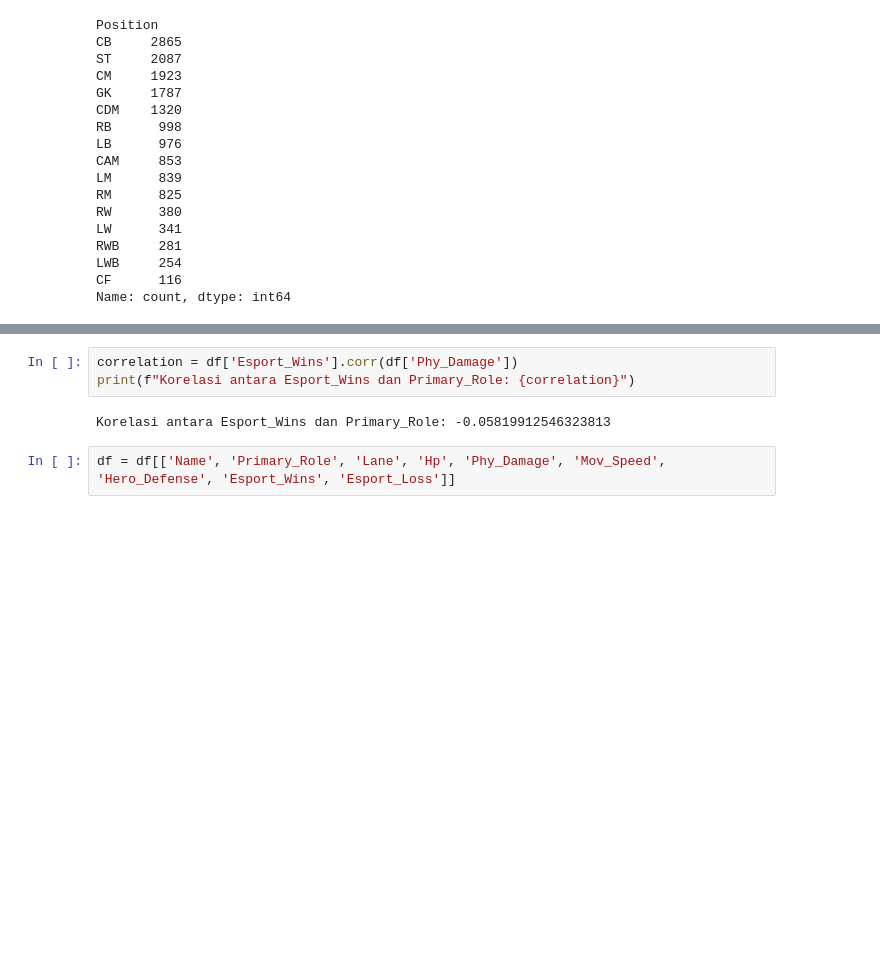
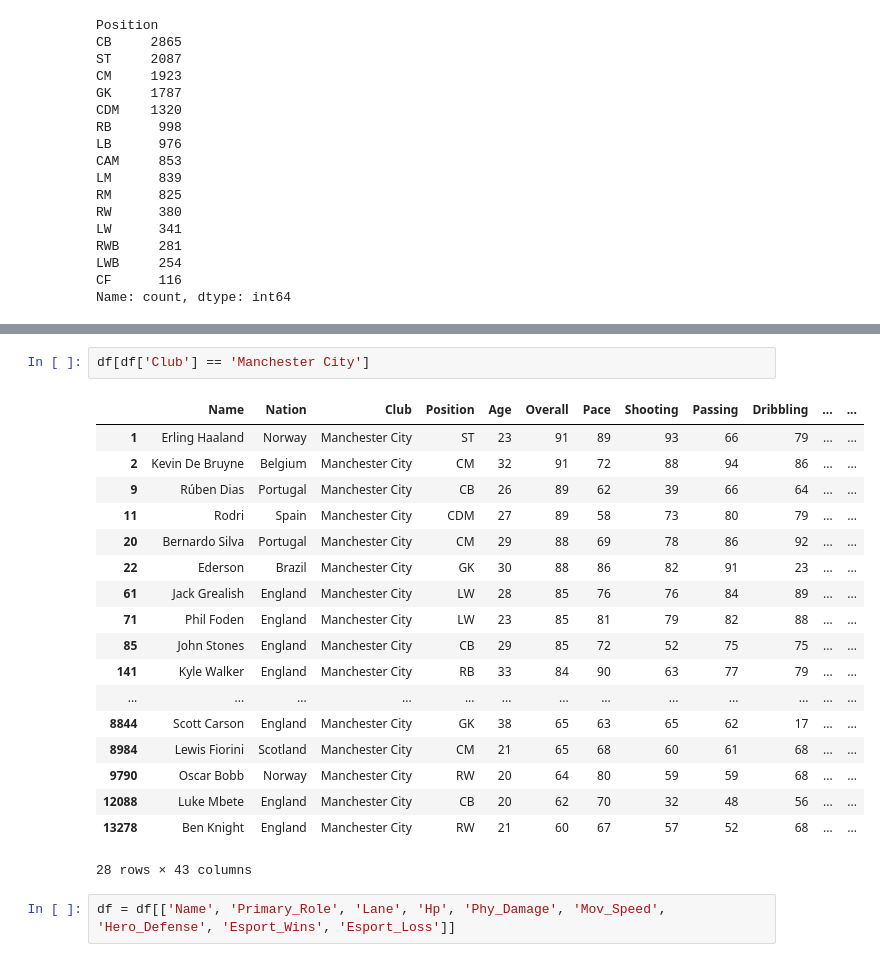
Before and after one commit to muftialroaz/fc24_dream_team_GA, a Jupyter notebook: main_EDA.ipynb, the cells around one changed output, grey strips where cells are left out. Saved outputs shown, nothing was run; the diff lists cells and outputs as text; blank space fills up the shorter version.

```diff
--- a/main_EDA.ipynb
+++ b/main_EDA.ipynb
@@ -120,8 +100,24 @@ plt.show()
-# %%
-correlation = df['Esport_Wins'].corr(df['Phy_Damage'])
-print(f"Korelasi antara Esport_Wins dan Primary_Role: {correlation}")
-# %% [output]
-Korelasi antara Esport_Wins dan Primary_Role: -0.05819912546323813
+# %%
+df[df['Club'] == 'Manchester City']
+# %% [output]
+|  | Name | Nation | Club | Position | Age | Overall | Pace | Shooting | Passing | Dribbling | ... | ... |
+| 1 | Erling Haaland | Norway | Manchester City | ST | 23 | 91 | 89 | 93 | 66 | 79 | ... | ... |
+| 2 | Kevin De Bruyne | Belgium | Manchester City | CM | 32 | 91 | 72 | 88 | 94 | 86 | ... | ... |
+| 9 | Rúben Dias | Portugal | Manchester City | CB | 26 | 89 | 62 | 39 | 66 | 64 | ... | ... |
+| 11 | Rodri | Spain | Manchester City | CDM | 27 | 89 | 58 | 73 | 80 | 79 | ... | ... |
+| 20 | Bernardo Silva | Portugal | Manchester City | CM | 29 | 88 | 69 | 78 | 86 | 92 | ... | ... |
+| 22 | Ederson | Brazil | Manchester City | GK | 30 | 88 | 86 | 82 | 91 | 23 | ... | ... |
+| 61 | Jack Grealish | England | Manchester City | LW | 28 | 85 | 76 | 76 | 84 | 89 | ... | ... |
+| 71 | Phil Foden | England | Manchester City | LW | 23 | 85 | 81 | 79 | 82 | 88 | ... | ... |
+| 85 | John Stones | England | Manchester City | CB | 29 | 85 | 72 | 52 | 75 | 75 | ... | ... |
+| 141 | Kyle Walker | England | Manchester City | RB | 33 | 84 | 90 | 63 | 77 | 79 | ... | ... |
+| ... | ... | ... | ... | ... | ... | ... | ... | ... | ... | ... | ... | ... |
+| 8844 | Scott Carson | England | Manchester City | GK | 38 | 65 | 63 | 65 | 62 | 17 | ... | ... |
+| 8984 | Lewis Fiorini | Scotland | Manchester City | CM | 21 | 65 | 68 | 60 | 61 | 68 | ... | ... |
+| 9790 | Oscar Bobb | Norway | Manchester City | RW | 20 | 64 | 80 | 59 | 59 | 68 | ... | ... |
+| 12088 | Luke Mbete | England | Manchester City | CB | 20 | 62 | 70 | 32 | 48 | 56 | ... | ... |
+| 13278 | Ben Knight | England | Manchester City | RW | 21 | 60 | 67 | 57 | 52 | 68 | ... | ... |
+28 rows × 43 columns
 # %%
 df = df[['Name', 'Primary_Role', 'Lane', 'Hp', 'Phy_Damage', 'Mov_Speed', 'Hero_Defense', 'Esport_Wins', 'Esport_Loss']]
 # %% [markdown]
```
Also changed, not shown: parts of 2 cells of this notebook, 2 other files.
